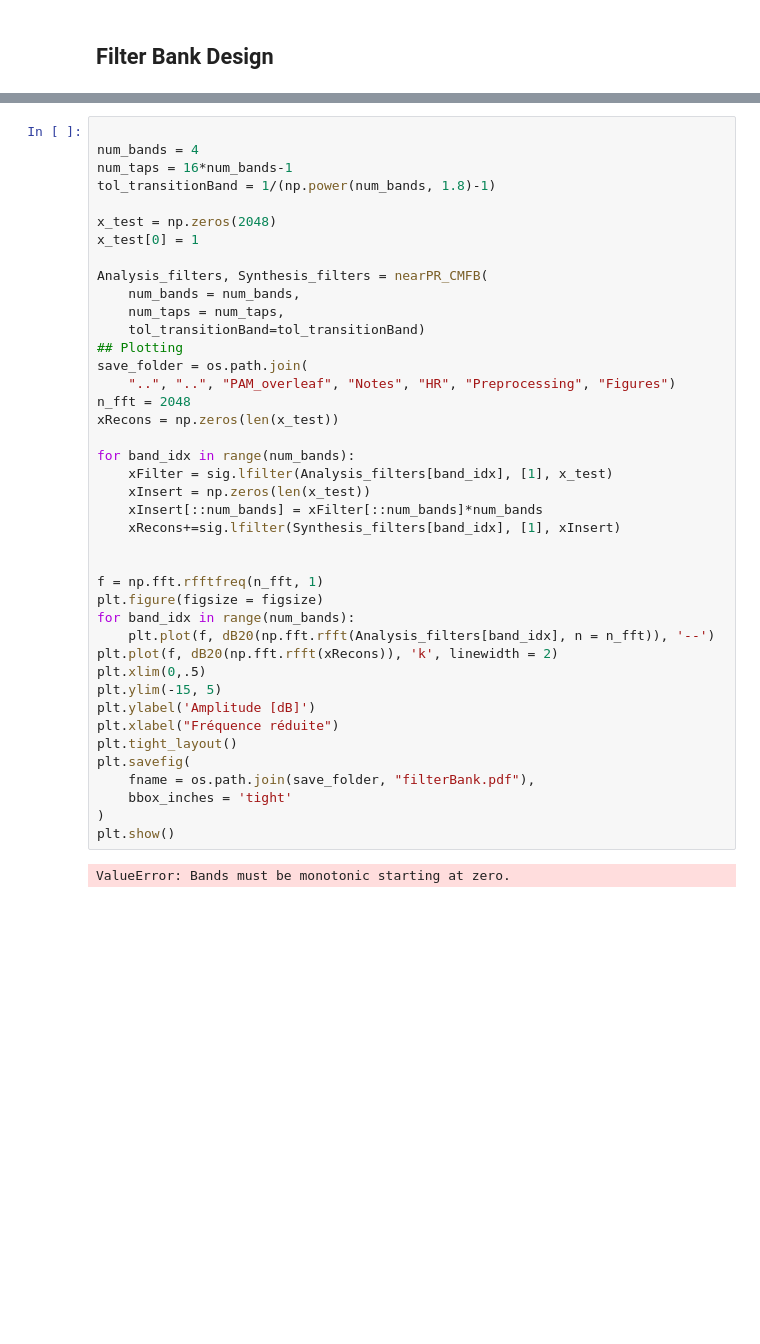
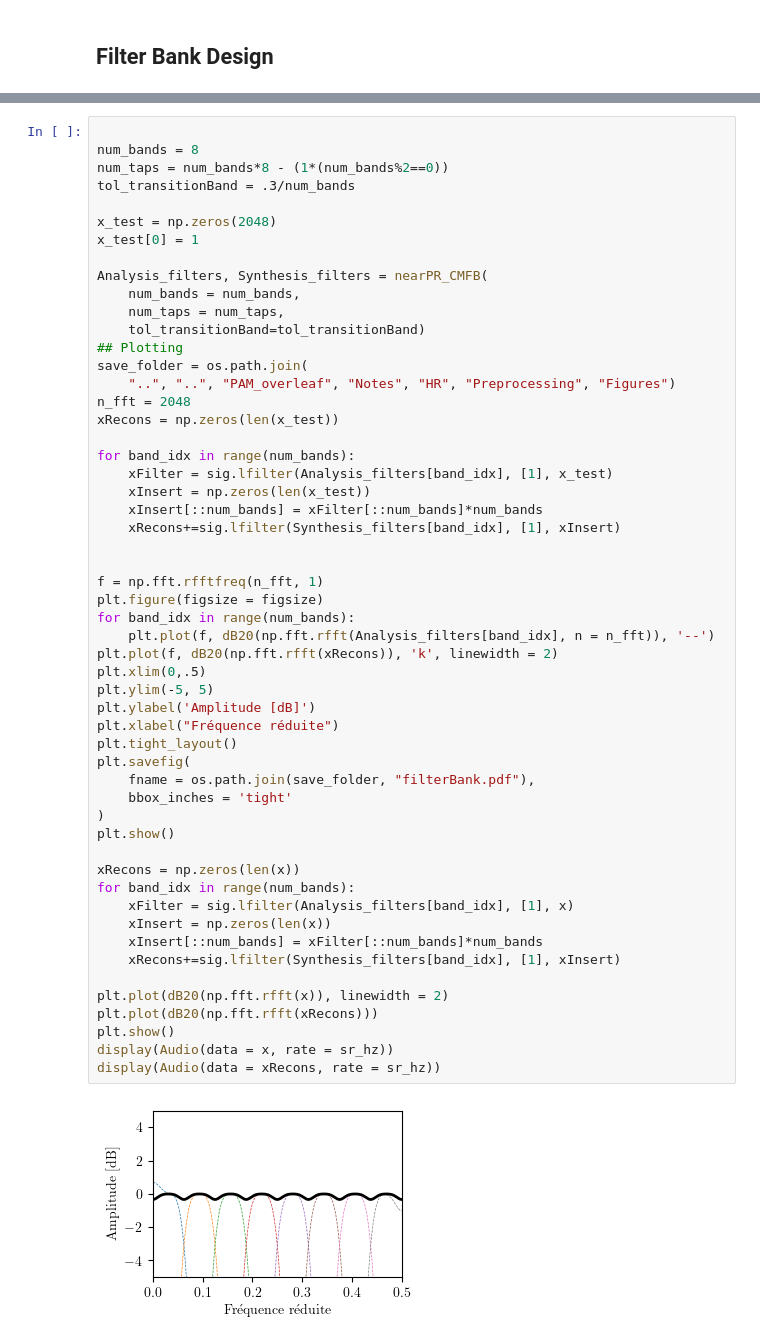
Before and after one commit to peladeaucome/ATIAM-PAM-AnalyseInstruments, a Jupyter notebook: Notebooks/come_HN_Mesures_1.ipynb, the cells around one changed output, grey strips where cells are left out. Drawn from its saved outputs; the diff is of its cells as text; blank space fills up the shorter version.

```diff
--- a/Notebooks/come_HN_Mesures_1.ipynb
+++ b/Notebooks/come_HN_Mesures_1.ipynb
@@ -368,8 +157,8 @@ def nearPR_CMFB(num_bands:int, num_taps:int = None, tol_transitionBand:float = N
 # %%
 
-num_bands = 4
-num_taps = 16*num_bands-1
-tol_transitionBand = 1/(np.power(num_bands, 1.8)-1)
+num_bands = 8
+num_taps = num_bands*8 - (1*(num_bands%2==0))
+tol_transitionBand = .3/num_bands
 
 x_test = np.zeros(2048)
 x_test[0] = 1
@@ -379,32 +168,45 @@ Analysis_filters, Synthesis_filters = nearPR_CMFB(
     num_taps = num_taps,
     tol_transitionBand=tol_transitionBand)
 ## Plotting
 save_folder = os.path.join(
     "..", "..", "PAM_overleaf", "Notes", "HR", "Preprocessing", "Figures")
 n_fft = 2048
 xRecons = np.zeros(len(x_test))
 
 for band_idx in range(num_bands):
     xFilter = sig.lfilter(Analysis_filters[band_idx], [1], x_test)
     xInsert = np.zeros(len(x_test))
     xInsert[::num_bands] = xFilter[::num_bands]*num_bands
     xRecons+=sig.lfilter(Synthesis_filters[band_idx], [1], xInsert)
 
 
 f = np.fft.rfftfreq(n_fft, 1)
 plt.figure(figsize = figsize)
 for band_idx in range(num_bands):
     plt.plot(f, dB20(np.fft.rfft(Analysis_filters[band_idx], n = n_fft)), '--')
 plt.plot(f, dB20(np.fft.rfft(xRecons)), 'k', linewidth = 2)
 plt.xlim(0,.5)
-plt.ylim(-15, 5)
+plt.ylim(-5, 5)
 plt.ylabel('Amplitude [dB]')
 plt.xlabel("Fréquence réduite")
 plt.tight_layout()
 plt.savefig(
     fname = os.path.join(save_folder, "filterBank.pdf"),
     bbox_inches = 'tight'
 )
 plt.show()
+
+xRecons = np.zeros(len(x))
+for band_idx in range(num_bands):
+    xFilter = sig.lfilter(Analysis_filters[band_idx], [1], x)
+    xInsert = np.zeros(len(x))
+    xInsert[::num_bands] = xFilter[::num_bands]*num_bands
+    xRecons+=sig.lfilter(Synthesis_filters[band_idx], [1], xInsert)
+
+plt.plot(dB20(np.fft.rfft(x)), linewidth = 2)
+plt.plot(dB20(np.fft.rfft(xRecons)))
+plt.show()
+display(Audio(data = x, rate = sr_hz))
+display(Audio(data = xRecons, rate = sr_hz))
 # %% [output]
-ValueError: Bands must be monotonic starting at zero.
+[figure, added]
```
Also changed, not shown: parts of 12 cells of this notebook, 4 other files.
